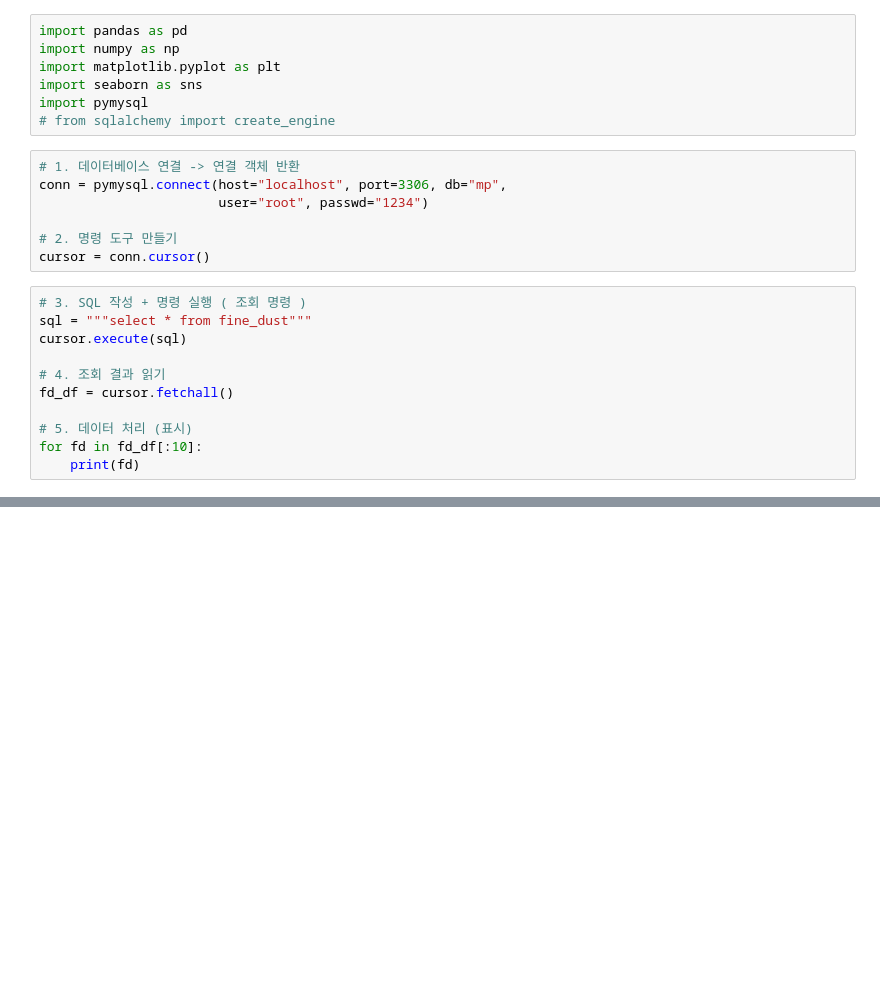
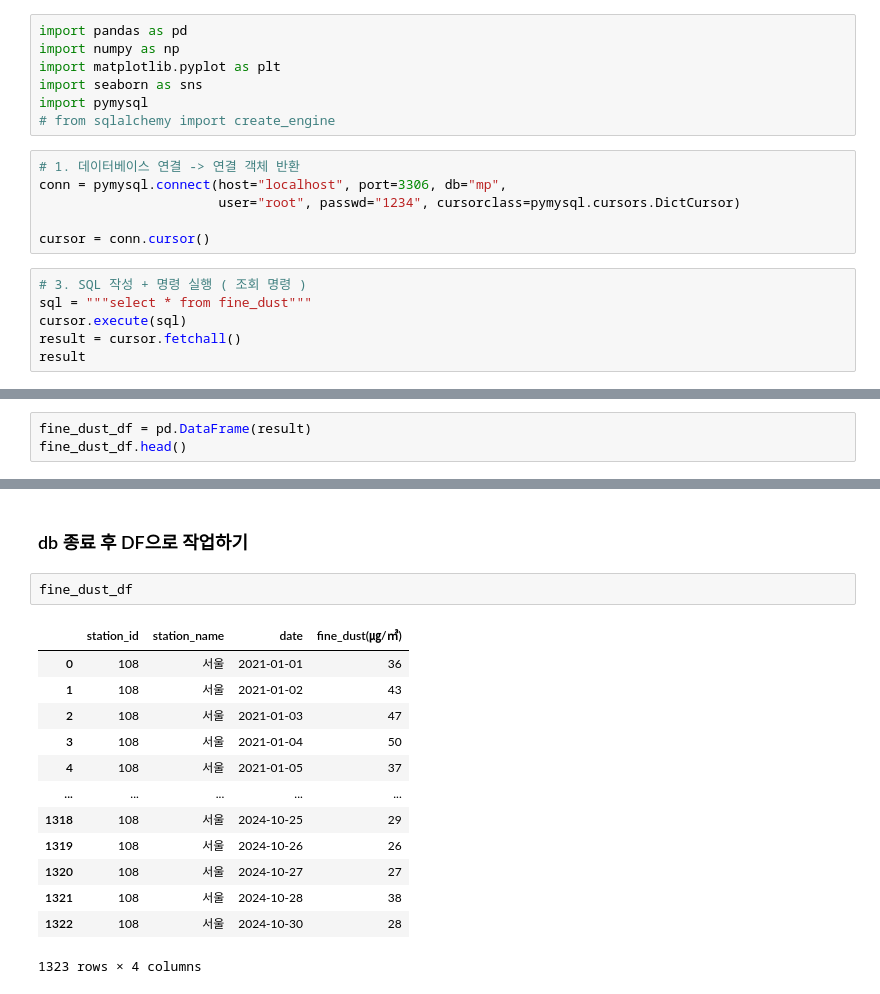
Before and after one commit to mini-project-y/1st_mini_project, a Jupyter notebook: Yuri/p_db_fd.ipynb, the cells around one changed output, grey strips where cells are left out. Saved outputs shown, nothing was run; the diff lists cells and outputs as text; blank space fills up the shorter version.

```diff
--- a/Yuri/p_db_fd.ipynb
+++ b/Yuri/p_db_fd.ipynb
@@ -10,19 +10,13 @@ import pymysql
 # %%
 # 1. 데이터베이스 연결 -> 연결 객체 반환
 conn = pymysql.connect(host="localhost", port=3306, db="mp",
-                       user="root", passwd="1234")
+                       user="root", passwd="1234", cursorclass=pymysql.cursors.DictCursor)
 
-# 2. 명령 도구 만들기
 cursor = conn.cursor()
 # %%
 # 3. SQL 작성 + 명령 실행 ( 조회 명령 )
 sql = """select * from fine_dust"""
 cursor.execute(sql)
-
-# 4. 조회 결과 읽기
-fd_df = cursor.fetchall()
-
-# 5. 데이터 처리 (표시)
-for fd in fd_df[:10]:
-    print(fd)
+result = cursor.fetchall()
+result
 # %% [output]
@@ -38,0 +40,3 @@ for fd in fd_df[:10]:
+# %%
+fine_dust_df = pd.DataFrame(result)
+fine_dust_df.head()
@@ -38,0 +63,18 @@ for fd in fd_df[:10]:
+# %% [markdown]
+### db 종료 후 DF으로 작업하기
+# %%
+fine_dust_df
+# %% [output]
+|  | station_id | station_name | date | fine_dust(㎍/㎥) |
+| 0 | 108 | 서울 | 2021-01-01 | 36 |
+| 1 | 108 | 서울 | 2021-01-02 | 43 |
+| 2 | 108 | 서울 | 2021-01-03 | 47 |
+| 3 | 108 | 서울 | 2021-01-04 | 50 |
+| 4 | 108 | 서울 | 2021-01-05 | 37 |
+| ... | ... | ... | ... | ... |
+| 1318 | 108 | 서울 | 2024-10-25 | 29 |
+| 1319 | 108 | 서울 | 2024-10-26 | 26 |
+| 1320 | 108 | 서울 | 2024-10-27 | 27 |
+| 1321 | 108 | 서울 | 2024-10-28 | 38 |
+| 1322 | 108 | 서울 | 2024-10-30 | 28 |
+1323 rows × 4 columns
```
Also changed, not shown: parts of 5 cells of this notebook, 6 other files.
